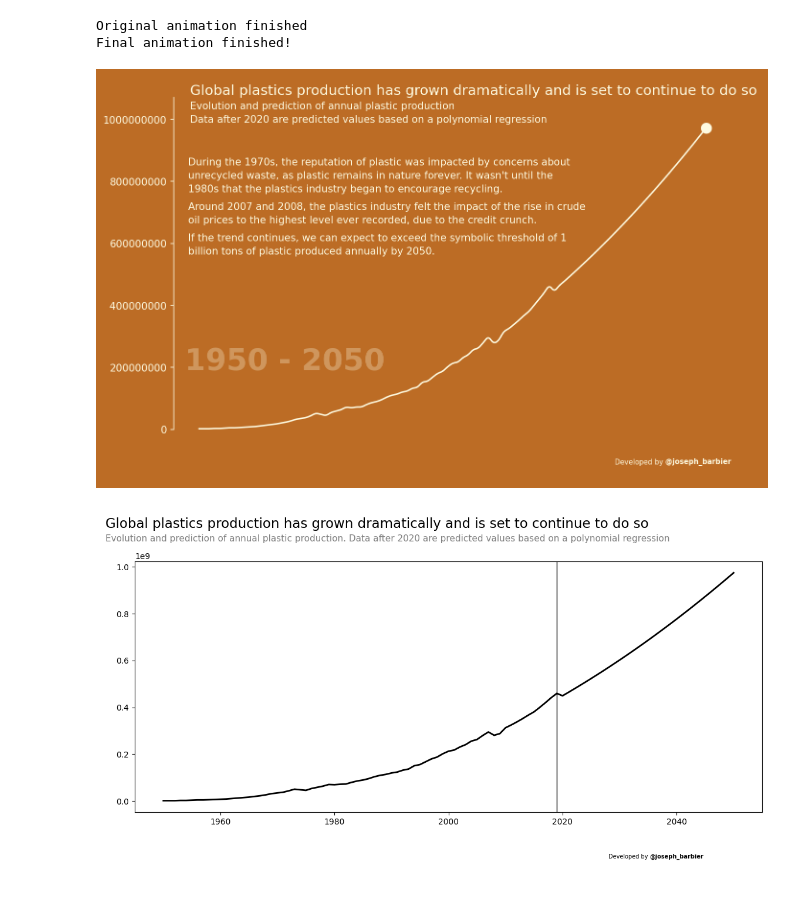
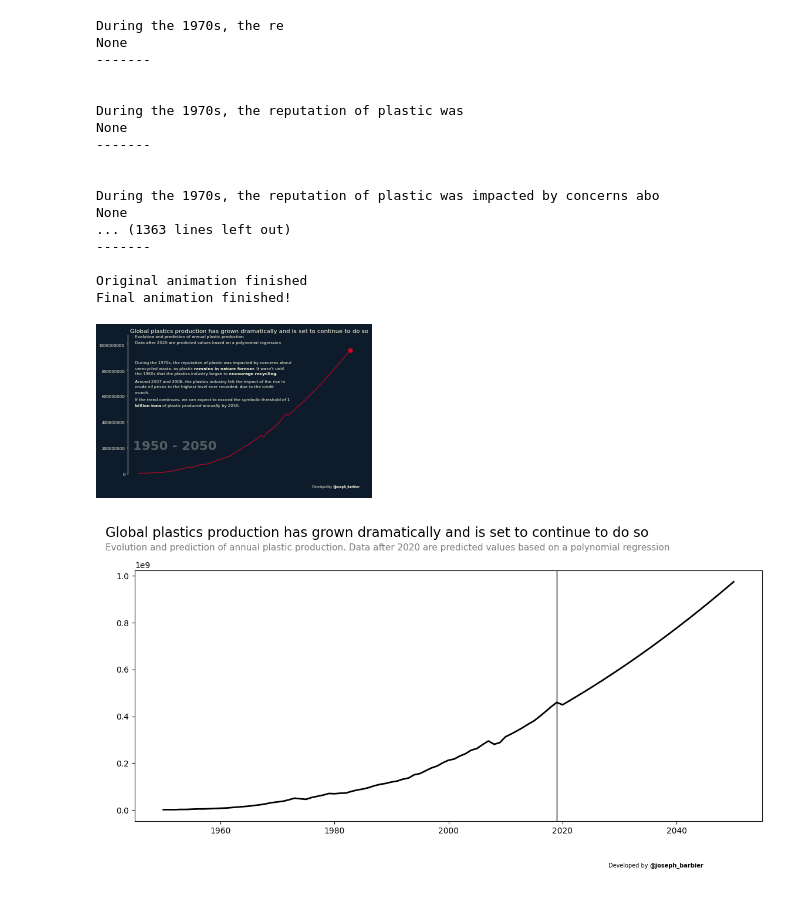
Before and after one commit to JosephBARBIERDARNAL/misc-dataviz, a Jupyter notebook: plastic-pollution/code.ipynb, the cells around one changed output. Cells and saved outputs as stored; diff of their text form; code cells hidden in the pictures.

```diff
--- a/plastic-pollution/code.ipynb
+++ b/plastic-pollution/code.ipynb
@@ -13,9 +13,10 @@ from sklearn.linear_model import LinearRegression
 from sklearn.preprocessing import PolynomialFeatures
 from sklearn.pipeline import make_pipeline
 from highlight_text import fig_text, ax_text
+import re
 
 # parameters
-interpolate = True
+interpolate = False
 interpolate_factor = 10
 
 # pre processing
@@ -60,0 +62,10 @@ df.tail()
+# %%
+def remove_unmatched_lt(text):
+    pattern = r'<(?![^<>]*>)'
+    cleaned_text = re.sub(pattern, '', text)
+    return cleaned_text
+
+def count_closed_and_enclosed(text):
+    closed_pattern = r'<[^<>]*>'
+    closed_tags = re.findall(closed_pattern, text)
+    return len(closed_tags)
@@ -61,9 +85,9 @@ df.tail()
 # %%
 # parameters
-background_color = '#bc6c25'
+background_color = '#0d1b2a'
 text_color = '#fefae0'
-line_color = '#fefae0'
-dpi = 150
+line_color = '#d90429'
+dpi = 30
 initial_duration = 30
 
 # description
@@ -74,11 +98,11 @@ prod_2020 = df.loc[2020, 'plastic-production']
 pop_2020 = 7.82 * 10**9
 pop_2050 = 9.7 * 10**9
 description = f"""
-During the 1970s, the reputation of plastic was impacted by concerns about unrecycled waste, as plastic remains in nature forever. It wasn't until the 1980s that the plastics industry began to encourage recycling.
+During the 1970s, the reputation of plastic was impacted by concerns about unrecycled waste, as plastic <remains in nature forever>. It wasn't until the 1980s that the plastics industry began to <encourage recycling>.
 
 Around 2007 and 2008, the plastics industry felt the impact of the rise in crude oil prices to the highest level ever recorded, due to the credit crunch.
 
-If the trend continues, we can expect to exceed the symbolic threshold of 1 billion tons of plastic produced annually by 2050.
+If the trend continues, we can expect to exceed the symbolic threshold of 1 <billion tons> of plastic produced annually by 2050.
 """
 
 # Setting up the plot
@@ -129,19 +153,26 @@ def update(frame):
     effective_frame_count = len(df) - 80 # ends 100 frames before the end
     num_chars = math.ceil(total_chars * (frame / effective_frame_count)) if frame < effective_frame_count else total_chars
     current_description = description[:num_chars]
-    wrapped_text = '\n'.join([textwrap.fill(paragraph, width=80) for paragraph in current_description.split('\n')])
+    current_description = remove_unmatched_lt(current_description)
+    num_closed_tags = count_closed_and_enclosed(current_description)
+    if num_closed_tags > 0:
+        highlight_textprops = [{'fontweight':'bold'} for _ in range(num_closed_tags)]
+    else:
+        highlight_textprops = None
+    wrapped_text = '\n'.join([textwrap.fill(paragraph, width=75) for paragraph in current_description.split('\n')])
+    print(wrapped_text)
     fig_text(
-        0.145, 0.75,
+        0.147, 0.75,
         wrapped_text,
         ha='left', va='top',
         fontsize=10,
         color=text_color,
+        highlight_textprops=highlight_textprops,
         fig=fig
     )
 
     # title
-    text = """
-    <Global plastics production has grown dramatically and is set to continue to do so>
+    text = """<Global plastics production has grown dramatically and is set to continue to do so>
     <Evolution and prediction of annual plastic production>
     <Data after 2020 are predicted values based on a polynomial regression>
     """
@@ -171,34 +202,49 @@ def update(frame):
             {'fontweight':'bold'},
         ],
         fig=fig
     )
 
 # create and save animation
 ani = FuncAnimation(fig, update, frames=len(df))
 ani.save('global-plastics-production.gif', fps=20)
 print('Original animation finished')
 
 
 # get initial frames
 with Image.open('global-plastics-production.gif') as img:
     frames = [frame.copy() for frame in ImageSequence.Iterator(img)]
 
 # set duration of each frame
 for i, frame in enumerate(frames):
     frame_duration = initial_duration
 
     # stay for last date
     if i == len(frames) - 1:
         frame_duration = 4000
     frame.info['duration'] = frame_duration
 
 # Save the modified frames as a new GIF
 frames[0].save('global-plastics-production-modif.gif', save_all=True, append_images=frames[1:], loop=0)
 print('Final animation finished!')
 # %% [output]
+During the 1970s, the re
+None
+-------
+
+
+During the 1970s, the reputation of plastic was
+None
+-------
+
+
+During the 1970s, the reputation of plastic was impacted by concerns abo
+None
+... (1363 lines left out)
+-------
+
 Original animation finished
 Final animation finished!
-[figure, old version]
+[figure, new version]
 # %%
 fig,ax = plt.subplots(figsize=(12, 6))
 ax.plot(df.index, df['plastic-production'], color='black', linewidth=2)
```
Also changed, not shown: parts of 2 cells of this notebook, 2 other files.
